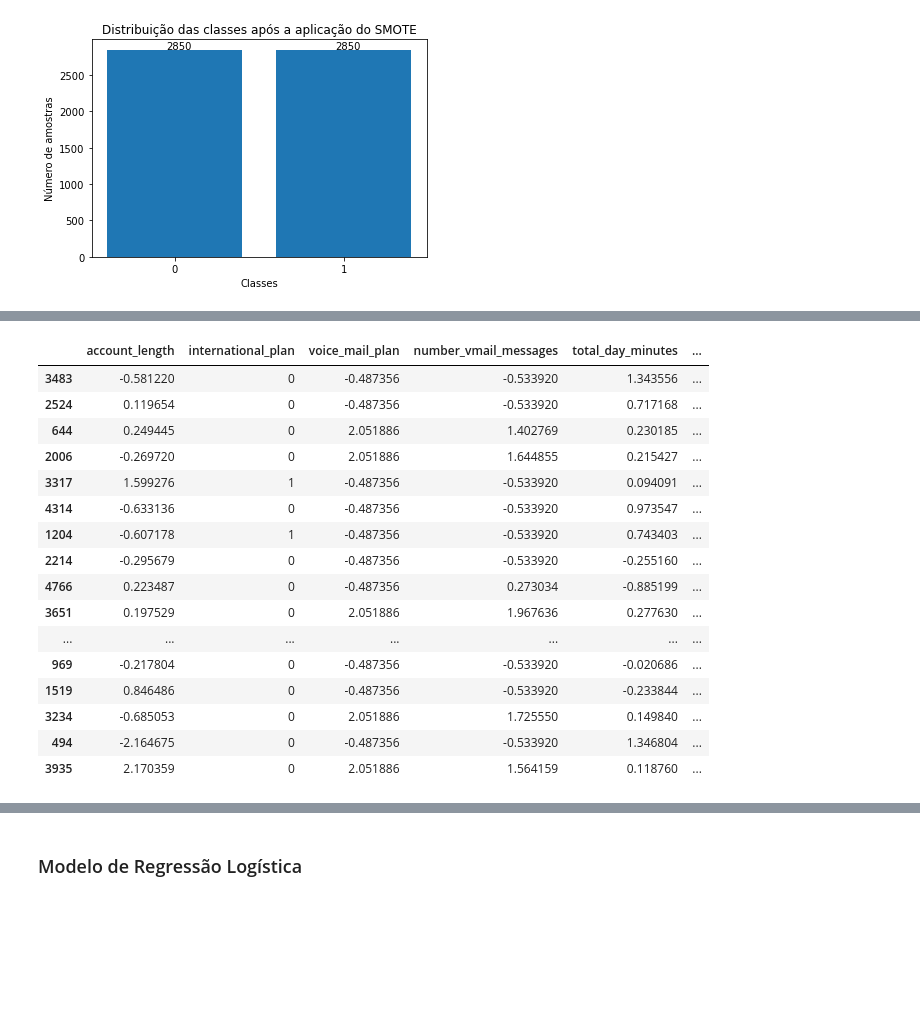
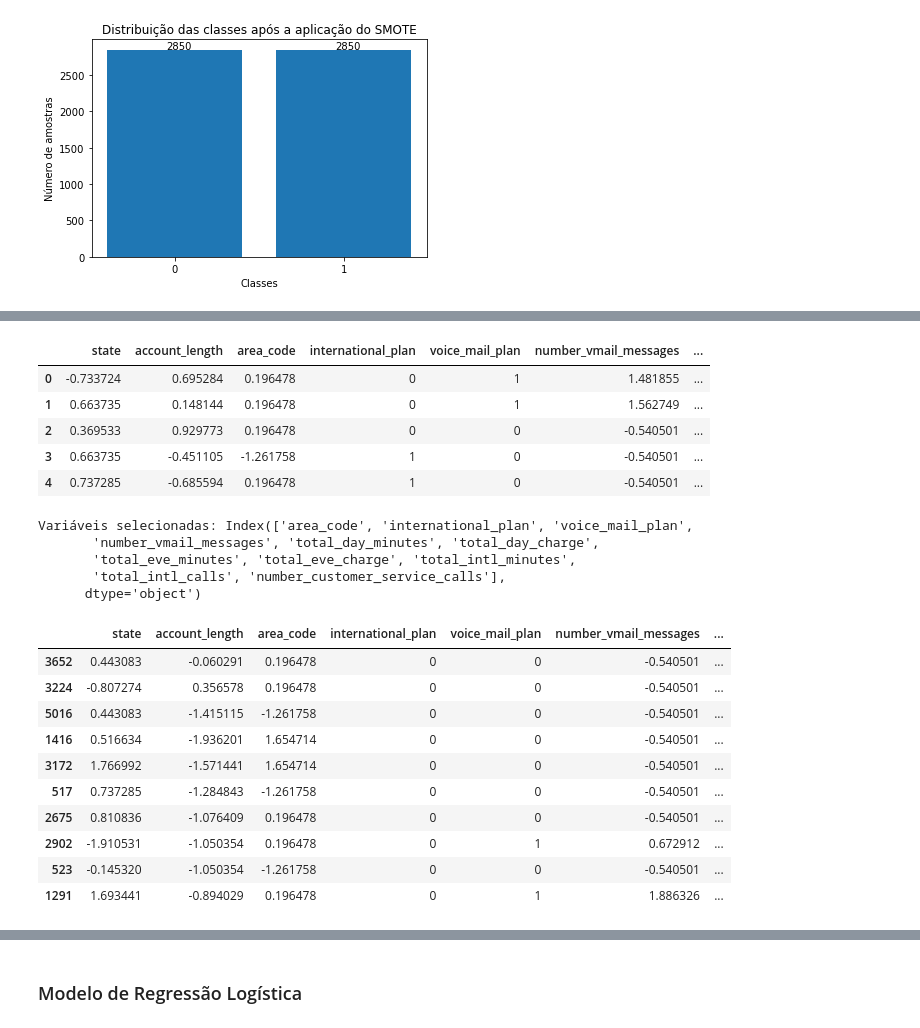
Before and after one commit to jrsilva051/prevendoCustomerChurnOperadorasTelecom, a Jupyter notebook: projetoCustomerChurn.ipynb, the cells around one changed output, grey strips where cells are left out. Drawn from its saved outputs; the diff is of its cells as text; code cells hidden in the pictures; blank space fills up the shorter version.

```diff
--- a/projetoCustomerChurn.ipynb
+++ b/projetoCustomerChurn.ipynb
@@ -260,5 +308,5 @@ plot_balanceamento_classes(df['churn'], 'Distribuição das classes no DataFrame
 [figure]
 # %%
 # Separando varáveis preditoras e alvo
-X = df.drop('churn', axis=1)
-y = df['churn']
+variavel_alvo = df.drop('churn', axis=1)
+variaveis_preditoras = df['churn']
@@ -269,3 +313,6 @@ x_balanceado, y_balanceado = smote.fit_resample(X, y)
+# %%
+# Aplicando balanceamento de classes
+x_balanceado, y_balanceado = aplicar_balanceamento_classes(variavel_alvo, variaveis_preditoras)
 # %%
 # Analisando a distribuição das classes após balanceamento
 plot_balanceamento_classes(y_balanceado, 'Distribuição das classes após a aplicação do SMOTE')
@@ -274,9 +330,9 @@ plot_balanceamento_classes(y_balanceado, 'Distribuição das classes após a apl
 # %%
 # Selecionando variáveis numéricas
-colunas_numericas = x_balanceado.columns.drop(['international_plan'])
+lista_colunas_nao_numericas = ['international_plan', 'voice_mail_plan']
+
+colunas_numericas = x_balanceado.drop(lista_colunas_nao_numericas, axis=1)
+print('lista_colunas_numericas:', colunas_numericas.columns)
 
 # Criando o StandardScaler para aplicar nas variáveis
 scaler = StandardScaler()
-
-# Aplicando padronização
-x_balanceado[colunas_numericas] = scaler.fit_transform(x_balanceado[colunas_numericas])
@@ -283,21 +350,39 @@ x_balanceado[colunas_numericas] = scaler.fit_transform(x_balanceado[colunas_nume
+# %%
+# Aplicando padronização
+x_balanceado[colunas_numericas.columns] = scaler.fit_transform(colunas_numericas)
+# %%
+x_balanceado.head(5)
+# %% [output]
+|  | state | account_length | area_code | international_plan | voice_mail_plan | number_vmail_messages | ... |
+| 0 | -0.733724 | 0.695284 | 0.196478 | 0 | 1 | 1.481855 | ... |
+| 1 | 0.663735 | 0.148144 | 0.196478 | 0 | 1 | 1.562749 | ... |
+| 2 | 0.369533 | 0.929773 | 0.196478 | 0 | 0 | -0.540501 | ... |
+| 3 | 0.663735 | -0.451105 | -1.261758 | 1 | 0 | -0.540501 | ... |
+| 4 | 0.737285 | -0.685594 | 0.196478 | 1 | 0 | -0.540501 | ... |
+# %%
+# Selecionando as melhores variáveis para o modelo
+melhores_variaveis = selecionar_melhores_variaveis(x_balanceado, y_balanceado, 11)
+
+# Exibindo as variáveis selecionadas
+print("Variáveis selecionadas:", melhores_variaveis)
+# %% [output]
+Variáveis selecionadas: Index(['area_code', 'international_plan', 'voice_mail_plan',
+       'number_vmail_messages', 'total_day_minutes', 'total_day_charge',
+       'total_eve_minutes', 'total_eve_charge', 'total_intl_minutes',
+       'total_intl_calls', 'number_customer_service_calls'],
+      dtype='object')
 # %%
 # Analisando dados atuais
-x_balanceado.sample(20)
+x_balanceado.sample(10)
 # %% [output]
-|  | account_length | international_plan | voice_mail_plan | number_vmail_messages | total_day_minutes | ... |
-| 3483 | -0.581220 | 0 | -0.487356 | -0.533920 | 1.343556 | ... |
-| 2524 | 0.119654 | 0 | -0.487356 | -0.533920 | 0.717168 | ... |
-| 644 | 0.249445 | 0 | 2.051886 | 1.402769 | 0.230185 | ... |
-| 2006 | -0.269720 | 0 | 2.051886 | 1.644855 | 0.215427 | ... |
-| 3317 | 1.599276 | 1 | -0.487356 | -0.533920 | 0.094091 | ... |
-| 4314 | -0.633136 | 0 | -0.487356 | -0.533920 | 0.973547 | ... |
-| 1204 | -0.607178 | 1 | -0.487356 | -0.533920 | 0.743403 | ... |
-| 2214 | -0.295679 | 0 | -0.487356 | -0.533920 | -0.255160 | ... |
-| 4766 | 0.223487 | 0 | -0.487356 | 0.273034 | -0.885199 | ... |
-| 3651 | 0.197529 | 0 | 2.051886 | 1.967636 | 0.277630 | ... |
-| ... | ... | ... | ... | ... | ... | ... |
-| 969 | -0.217804 | 0 | -0.487356 | -0.533920 | -0.020686 | ... |
-| 1519 | 0.846486 | 0 | -0.487356 | -0.533920 | -0.233844 | ... |
-| 3234 | -0.685053 | 0 | 2.051886 | 1.725550 | 0.149840 | ... |
-| 494 | -2.164675 | 0 | -0.487356 | -0.533920 | 1.346804 | ... |
-| 3935 | 2.170359 | 0 | 2.051886 | 1.564159 | 0.118760 | ... |
+|  | state | account_length | area_code | international_plan | voice_mail_plan | number_vmail_messages | ... |
+| 3652 | 0.443083 | -0.060291 | 0.196478 | 0 | 0 | -0.540501 | ... |
+| 3224 | -0.807274 | 0.356578 | 0.196478 | 0 | 0 | -0.540501 | ... |
+| 5016 | 0.443083 | -1.415115 | -1.261758 | 0 | 0 | -0.540501 | ... |
+| 1416 | 0.516634 | -1.936201 | 1.654714 | 0 | 0 | -0.540501 | ... |
+| 3172 | 1.766992 | -1.571441 | 1.654714 | 0 | 0 | -0.540501 | ... |
+| 517 | 0.737285 | -1.284843 | -1.261758 | 0 | 0 | -0.540501 | ... |
+| 2675 | 0.810836 | -1.076409 | 0.196478 | 0 | 0 | -0.540501 | ... |
+| 2902 | -1.910531 | -1.050354 | 0.196478 | 0 | 1 | 0.672912 | ... |
+| 523 | -0.145320 | -1.050354 | -1.261758 | 0 | 0 | -0.540501 | ... |
+| 1291 | 1.693441 | -0.894029 | 0.196478 | 0 | 1 | 1.886326 | ... |
```
Also changed, not shown: parts of 28 cells of this notebook.
